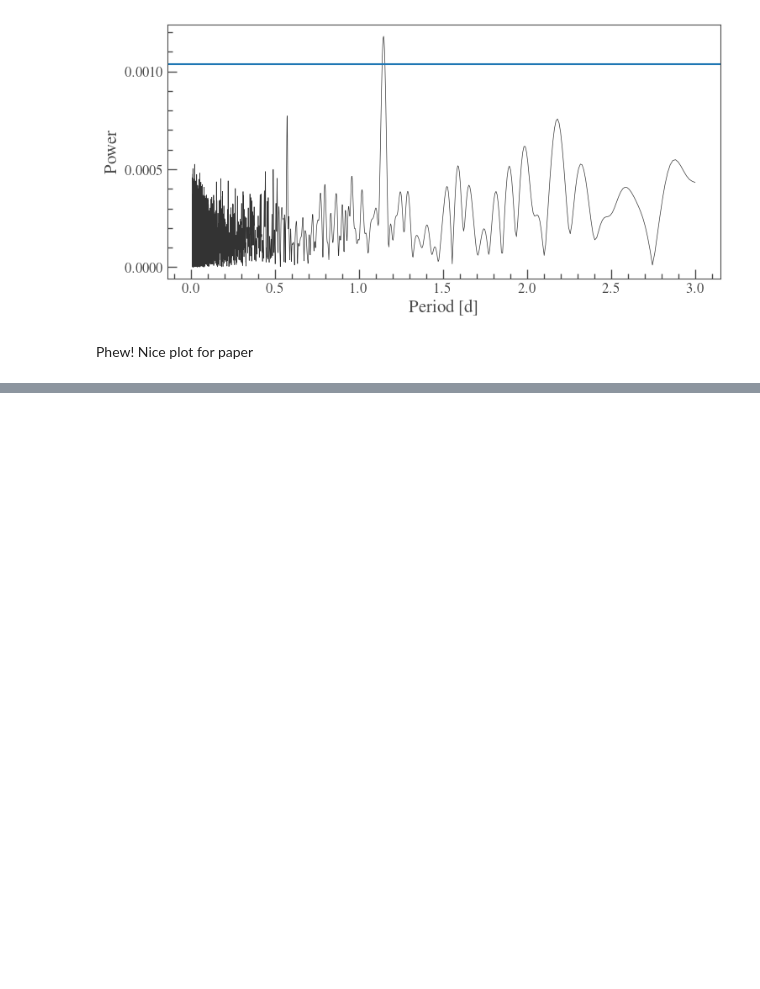
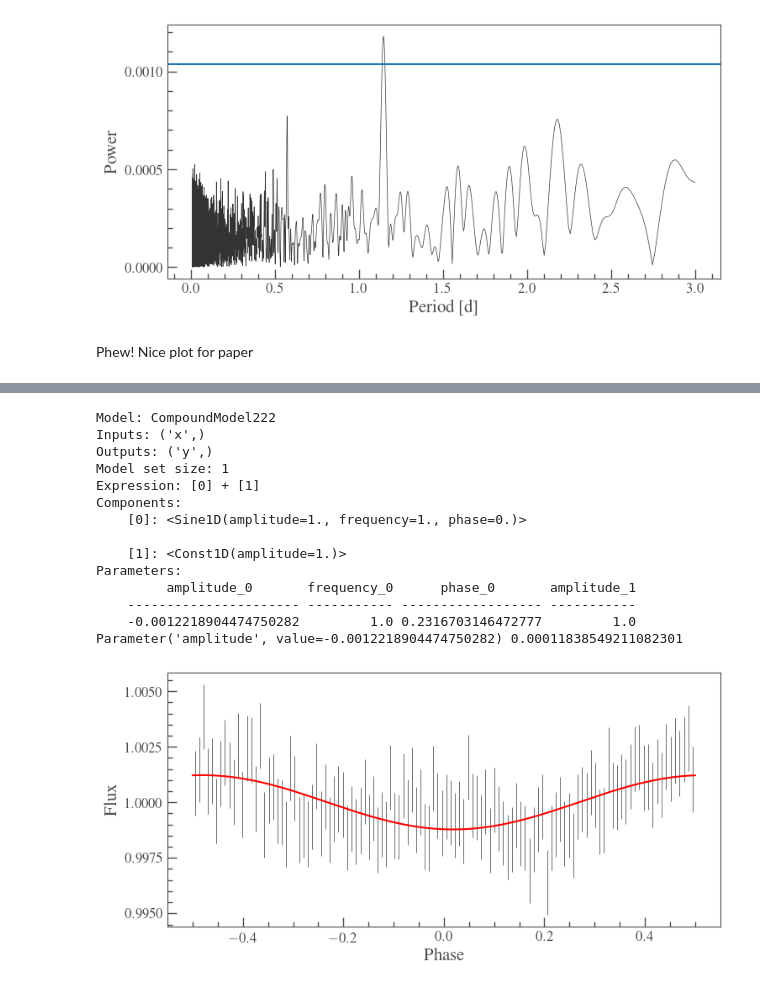
Before and after one commit to davidjwilson/GD394-Tess, a Jupyter notebook: tess_period.ipynb, the cells around one changed output, grey strips where cells are left out. Drawn from its saved outputs; the diff is of its cells as text; code cells hidden in the pictures; blank space fills up the shorter version.

```diff
--- a/tess_period.ipynb
+++ b/tess_period.ipynb
@@ -254,0 +293,38 @@ plt.savefig('plots/both_ls_no_fit.pdf')
+# %%
+f_ls, e_ls = 1.145, 0.0005
+fitter = fitting.LevMarLSQFitter()
+lc_fold = lc2c.fold(f_ls)
+lc_fold_bin = lc2c.fold(f_ls).bin(300)
+#lc_fold.scatter()
+lc_fold_bin.errorbar()
+sin_mod =  models.Sine1D(amplitude=1, frequency=1, fixed={'frequency':1})+models.Const1D(1.0, fixed={'amplitude':1.0})
+sin_fit = fitter(sin_mod, lc_fold.time, lc_fold.flux,  weights=1/lc_fold.flux_err, maxiter=100000)
+print(sin_fit)
+plt.plot(lc_fold.time, sin_fit(lc_fold.time), c='r')
+fit_e = np.sqrt(np.diag(fitter.fit_info['param_cov']))
+print(sin_fit[0].amplitude, fit_e[0])
+plt.show()
+
+#lc_bin = lc2c.bin(90)
+#lc_bin.scatter()
+#sin_mod =  models.Sine1D(amplitude=1, frequency=1/f_ls, bounds={'frequency':[1/(f_ls-(5*e_earth)), 1/(f_ls+(5*e_earth))]})+models.Const1D(1.0, fixed={'amplitude':1.0})
+#sin_fit2 = fitter(sin_mod, lc_bin.time, lc_bin.flux,  weights=1/lc_bin.flux_err, maxiter=100000)
+#print(sin_fit2)
+#plt.plot(lc_bin.time, sin_fit2(lc_bin.time), c='r')
+#plt.plot(lc2c.time, sin_fit2(lc2c.time), c='b')
+# %% [output]
+Model: CompoundModel222
+Inputs: ('x',)
+Outputs: ('y',)
+Model set size: 1
+Expression: [0] + [1]
+Components:
+    [0]: <Sine1D(amplitude=1., frequency=1., phase=0.)>
+
+    [1]: <Const1D(amplitude=1.)>
+Parameters:
+         amplitude_0       frequency_0      phase_0       amplitude_1
+    ---------------------- ----------- ------------------ -----------
+    -0.0012218904474750282         1.0 0.2316703146472777         1.0
+Parameter('amplitude', value=-0.0012218904474750282) 0.00011838549211082301
+[figure, added]
```
Also changed, not shown: parts of 10 cells of this notebook, 7 other files.
